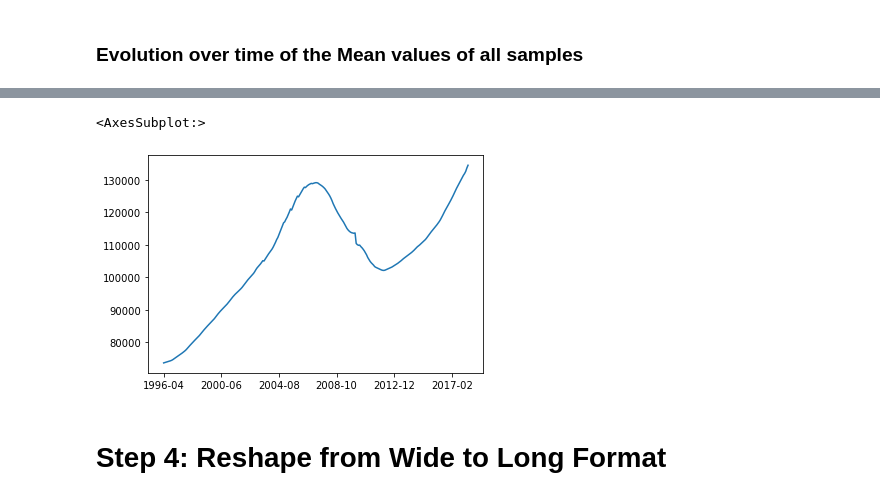
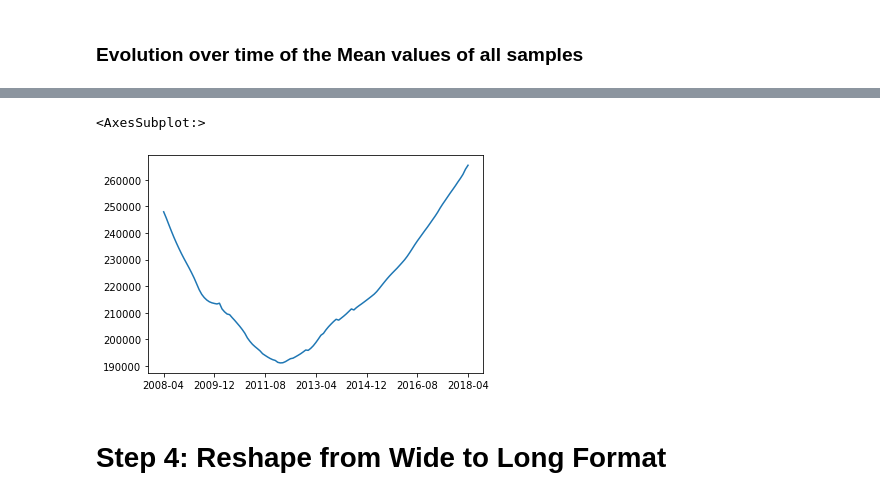
Before and after one commit to annachant/Zillow-Time-Series-Project, a Jupyter notebook: Anna.ipynb, the cells around one changed output, grey strips where cells are left out. Drawn from its saved outputs; the diff is of its cells as text; code cells hidden in the pictures.

```diff
--- a/Anna.ipynb
+++ b/Anna.ipynb
@@ -180,9 +182,8 @@ df_reduced.iloc[1,7:].plot()
 # %%
-
-df_reduced.describe().loc['mean','1996-04':].plot()
+df_reduced.describe().loc['mean','2008-04':'2018-04'].plot()
 # %% [output]
 <AxesSubplot:>
-[figure, old version]
+[figure, new version]
 # %% [markdown]
 # Step 4: Reshape from Wide to Long Format
 # %%
```
Also changed, not shown: parts of 19 cells of this notebook, 2 other files.
